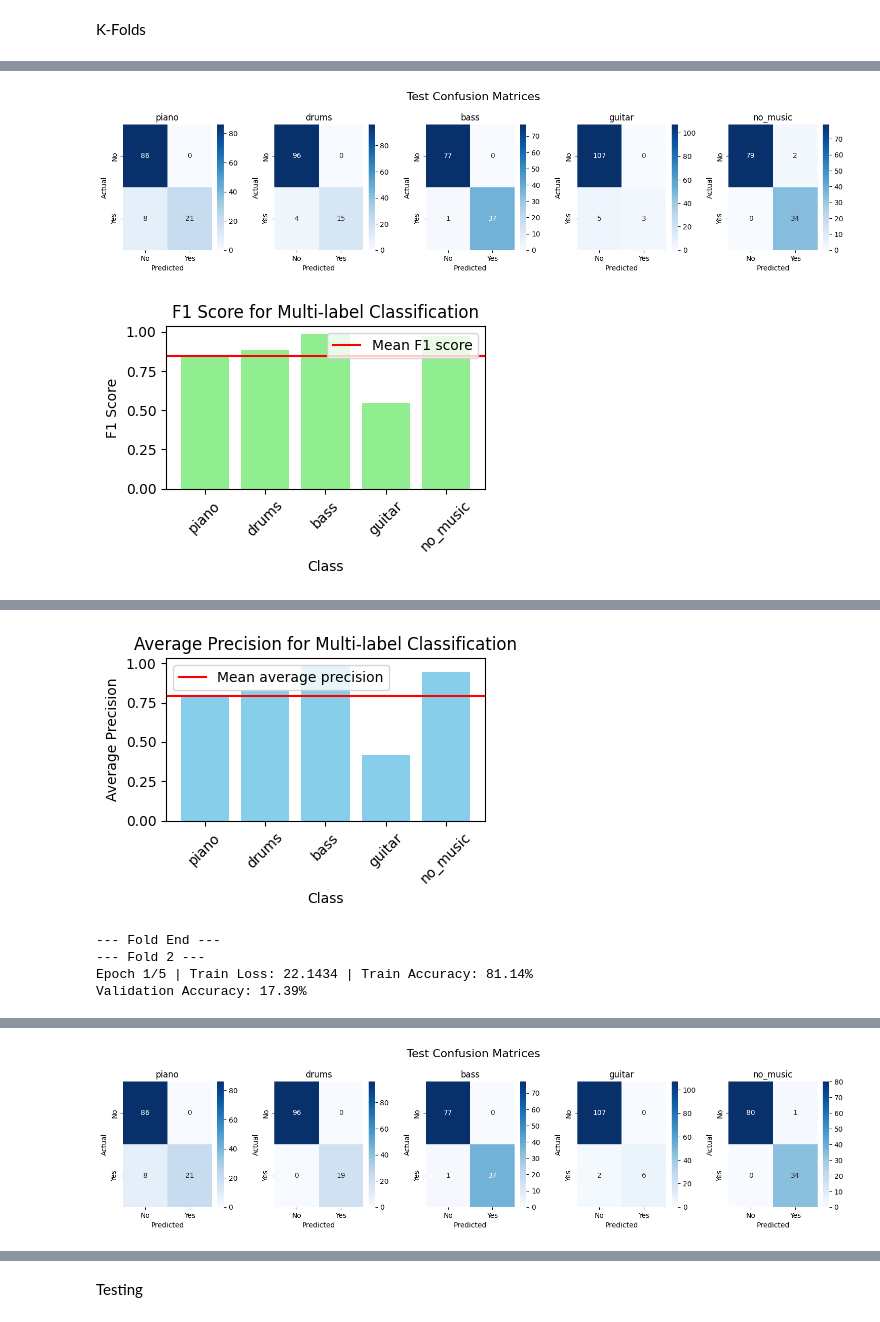
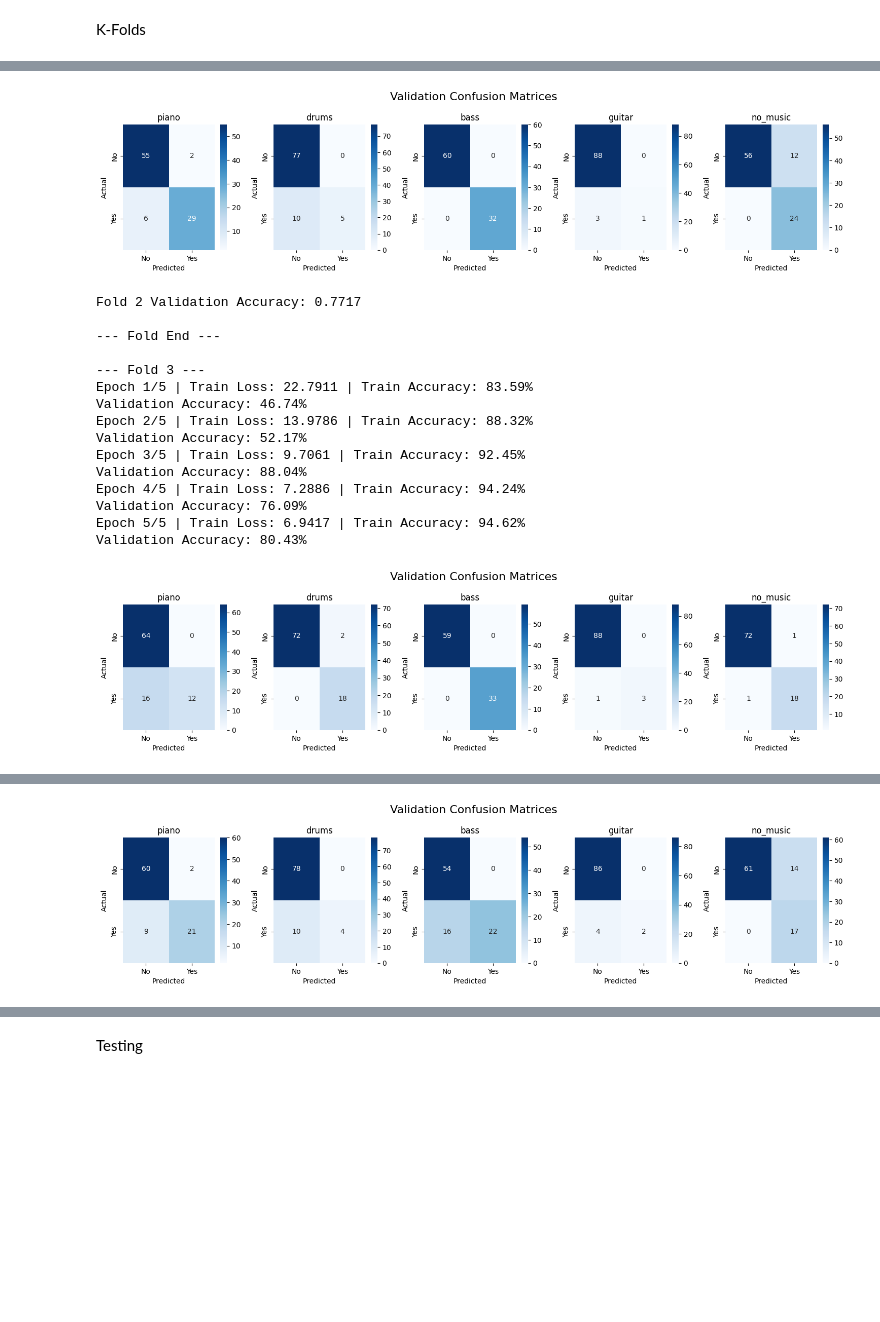
Before and after one commit to lee-hanhee/ECE324_Project, a Jupyter notebook: models/instrument_classification/MultilabelClassification.ipynb, the cells around one changed output, grey strips where cells are left out. Saved outputs shown, nothing was run; the diff lists cells and outputs as text; code cells hidden in the pictures; blank space fills up the shorter version.

Commit message:
updated instrument identification

```diff
--- a/models/instrument_classification/MultilabelClassification.ipynb
+++ b/models/instrument_classification/MultilabelClassification.ipynb
@@ -196,7 +196,7 @@ def plot_average_precision(all_labels, all_preds, class_names):
 # %% [markdown]
 Evaluation
 # %%
-def evaluate(model, dataloader, label="Validation", epoch_num = 0):
+def evaluate(model, dataloader, label="Validation", display_conf_matrix = False):
     device = torch.device("cuda" if torch.cuda.is_available() else "cpu")
     model.to(device)
     model.eval()
@@ -223,7 +223,7 @@ def evaluate(model, dataloader, label="Validation", epoch_num = 0):
     print(f"{label} Accuracy: {accuracy*100:.2f}%")
 
     class_names = list(LABELS.keys())
-    if epoch_num % 5 == 0:
+    if display_conf_matrix:
       # Plot the confusion matrix
       plot_confusion_matrix(all_labels, all_preds, class_names, label=label)
     if label == "Test":
@@ -246,6 +246,7 @@ def train_with_val(model, train_loader, val_loader, epochs, lr=0.001, num_classe
         total_loss = 0
         total_correct = 0
         total_samples = 0
+        display_cm = False
 
         for mel_spec, labels in train_loader:
             mel_spec = mel_spec.to(device)
@@ -271,7 +272,11 @@ def train_with_val(model, train_loader, val_loader, epochs, lr=0.001, num_classe
         # Calculate accuracy
         train_acc = 100 * total_correct / total_samples
         print(f"Epoch {epoch+1}/{epochs} | Train Loss: {total_loss:.4f} | Train Accuracy: {train_acc:.2f}%")
-        evaluate(model, val_loader, "Validation", epoch)
+        if epoch == epochs-1:
+            display_cm = True
+        val_accuracy, _ = evaluate(model, val_loader, "Validation", display_cm)
+
+    return val_accuracy
 # %% [markdown]
 Define Data
 # %%
@@ -297,40 +302,59 @@ K-Folds
 from sklearn.model_selection import KFold
 from torch.utils.data import DataLoader, random_split, Subset
 
+# Load dataset
 full_dataset = BabySlakhDataset(stem_dict)
 
+# Split into train+val (80%) and test (20%)
 total_len = len(full_dataset)
 test_len = int(0.2 * total_len)
 train_val_len = total_len - test_len
 
 train_val_dataset, test_dataset = random_split(full_dataset, [train_val_len, test_len])
 
-# Cross-validation setup for the train+val dataset
+# Cross-validation setup
 kf = KFold(n_splits=5, shuffle=True, random_state=42)
 
-# Store the results for each fold
+fold_metrics = []
+
 for fold, (train_idx, val_idx) in enumerate(kf.split(range(train_val_len))):
     print(f"--- Fold {fold+1} ---")
 
-    # Create subsets for the current fold
+    # Create train and validation subsets
     train_subset = Subset(train_val_dataset, train_idx)
     val_subset = Subset(train_val_dataset, val_idx)
 
-    # Create data loaders for the current fold
+    # Data loaders
     train_loader = DataLoader(train_subset, batch_size=8, shuffle=True)
     val_loader = DataLoader(val_subset, batch_size=8, shuffle=False)
 
-    # Model initialization (reset the model for each fold)
+    # Initialize model
     model = InstrumentClassifier(num_classes=len(LABELS))
 
-    # Train the model with validation tracking
-    train_with_val(model, train_loader, val_loader, epochs=5)
+    # Train model
+    fold_accuracy = train_with_val(model, train_loader, val_loader, epochs=5)
 
-    # Evaluate on the test set after training on each fold
-    print("\n--- Final Test Evaluation ---")
-    test_loader = DataLoader(test_dataset, batch_size=8, shuffle=False)
-    evaluate(model, test_loader, label="Test")
+    # Store fold metrics
+    fold_metrics.append({"fold": fold+1, "accuracy": fold_accuracy})
 
-    print("\n--- Fold End ---")
+    print(f"Fold {fold+1} Validation Accuracy: {fold_accuracy:.4f}")
+    print("\n--- Fold End ---\n")
+
+# Compute average validation accuracy
+avg_val_accuracy = sum([m["accuracy"] for m in fold_metrics]) / len(fold_metrics)
+print(f"\n--- Cross-validation Completed ---")
+print(f"Average Validation Accuracy: {avg_val_accuracy:.4f}")
+
+# --- Final Model Training on Full Train+Val Dataset ---
+print("\n--- Retraining on Full Train+Val Dataset ---")
+final_model = InstrumentClassifier(num_classes=len(LABELS))
+final_train_loader = DataLoader(train_val_dataset, batch_size=8, shuffle=True)
+
+train_with_val(final_model, final_train_loader, None, epochs=15)  # Train for longer
+
+# --- Final Test Evaluation ---
+print("\n--- Final Test Evaluation ---")
+test_loader = DataLoader(test_dataset, batch_size=8, shuffle=False)
+evaluate(final_model, test_loader, label="Test")
 # %% [output]
 --- Fold 1 ---
@@ -351,2 +387,17 @@ Test Accuracy: 84.35%
-[figure, old version]
+[figure, new version]
+Fold 2 Validation Accuracy: 0.7717
+
+--- Fold End ---
+
+--- Fold 3 ---
+Epoch 1/5 | Train Loss: 22.7911 | Train Accuracy: 83.59%
+Validation Accuracy: 46.74%
+Epoch 2/5 | Train Loss: 13.9786 | Train Accuracy: 88.32%
+Validation Accuracy: 52.17%
+Epoch 3/5 | Train Loss: 9.7061 | Train Accuracy: 92.45%
+Validation Accuracy: 88.04%
+Epoch 4/5 | Train Loss: 7.2886 | Train Accuracy: 94.24%
+Validation Accuracy: 76.09%
+Epoch 5/5 | Train Loss: 6.9417 | Train Accuracy: 94.62%
+Validation Accuracy: 80.43%
-[figure, old version]
+[figure, new version]
@@ -353,5 +419 @@ Test Accuracy: 84.35%
-[figure, old version]
+[figure, new version]
---- Fold End ---
---- Fold 2 ---
-Epoch 1/5 | Train Loss: 22.1434 | Train Accuracy: 81.14%
-Validation Accuracy: 17.39%
@@ -370 +435,0 @@ Test Accuracy: 90.43%
-[figure, removed]
```
Also changed, not shown: parts of 4 cells of this notebook, 3 other files.
